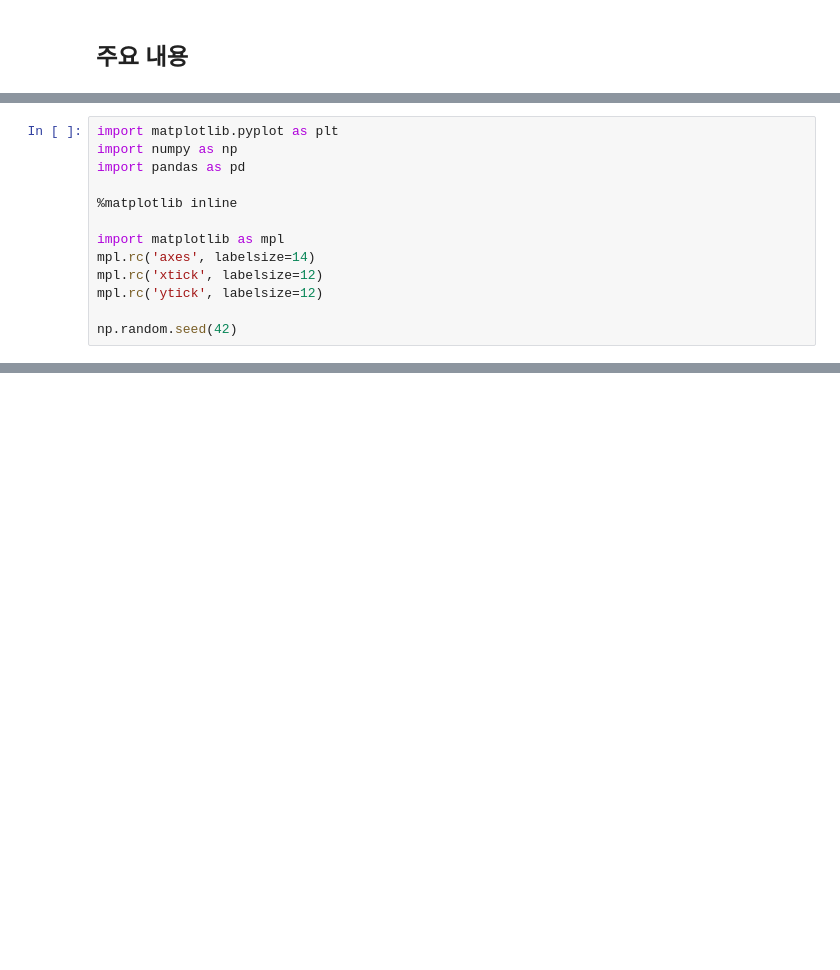
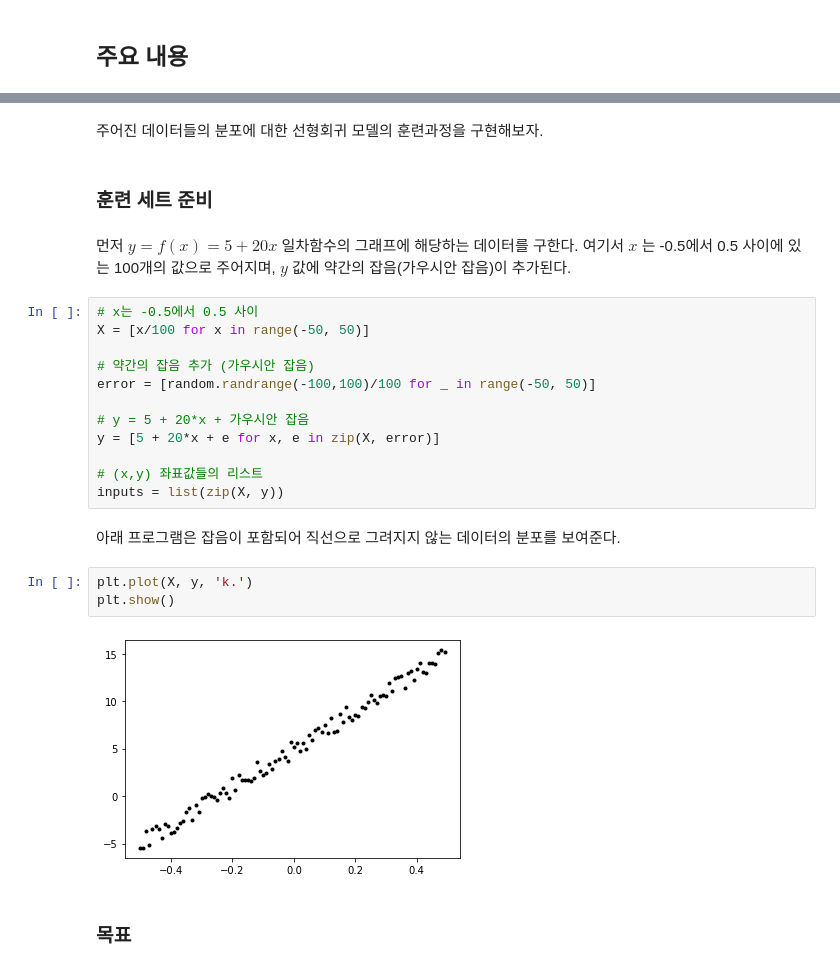
Before and after one commit to codingalzi/pydata, a Jupyter notebook: notebooks/pydata08-machine-learning-preview-2.ipynb, the cells around one changed output, grey strips where cells are left out. Saved outputs shown, nothing was run; the diff lists cells and outputs as text; blank space fills up the shorter version.

```diff
--- a/notebooks/pydata08-machine-learning-preview-2.ipynb
+++ b/notebooks/pydata08-machine-learning-preview-2.ipynb
@@ -15,13 +7,0 @@ __참고:__ 오렐리앙 제롱의 [<핸즈온 머신러닝(2판)>](https://gith
-# %%
-import matplotlib.pyplot as plt
-import numpy as np
-import pandas as pd
-
-%matplotlib inline
-
-import matplotlib as mpl
-mpl.rc('axes', labelsize=14)
-mpl.rc('xtick', labelsize=12)
-mpl.rc('ytick', labelsize=12)
-
-np.random.seed(42)
@@ -795,0 +407,30 @@ plt.show()
+# %% [markdown]
+주어진 데이터들의 분포에 대한 선형회귀 모델의 훈련과정을 구현해보자.
+# %% [markdown]
+### 훈련 세트 준비
+# %% [markdown]
+먼저 $y = f(x) = 5 + 20x$ 일차함수의 그래프에 해당하는 데이터를 구한다.
+여기서 $x$ 는 -0.5에서 0.5 사이에 있는 100개의 값으로 주어지며,
+$y$ 값에 약간의 잡음(가우시안 잡음)이 추가된다.
+# %%
+# x는 -0.5에서 0.5 사이
+X = [x/100 for x in range(-50, 50)]
+
+# 약간의 잡음 추가 (가우시안 잡음)
+error = [random.randrange(-100,100)/100 for _ in range(-50, 50)]
+
+# y = 5 + 20*x + 가우시안 잡음
+y = [5 + 20*x + e for x, e in zip(X, error)]
+
+# (x,y) 좌표값들의 리스트
+inputs = list(zip(X, y))
+# %% [markdown]
+아래 프로그램은 잡음이 포함되어 직선으로 그려지지 않는
+데이터의 분포를 보여준다.
+# %%
+plt.plot(X, y, 'k.')
+plt.show()
+# %% [output]
+[figure, added]
+# %% [markdown]
+### 목표
```
Also changed, not shown: parts of 203 cells of this notebook, 3 other files.
